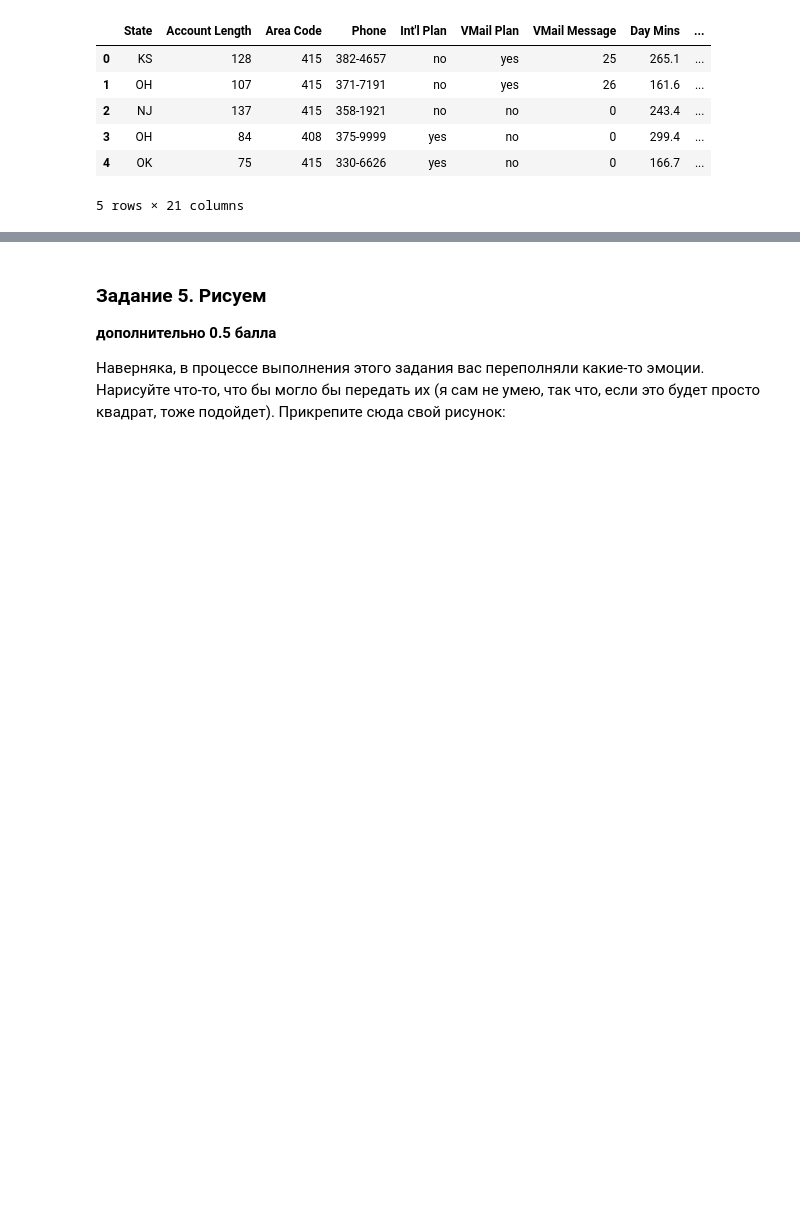
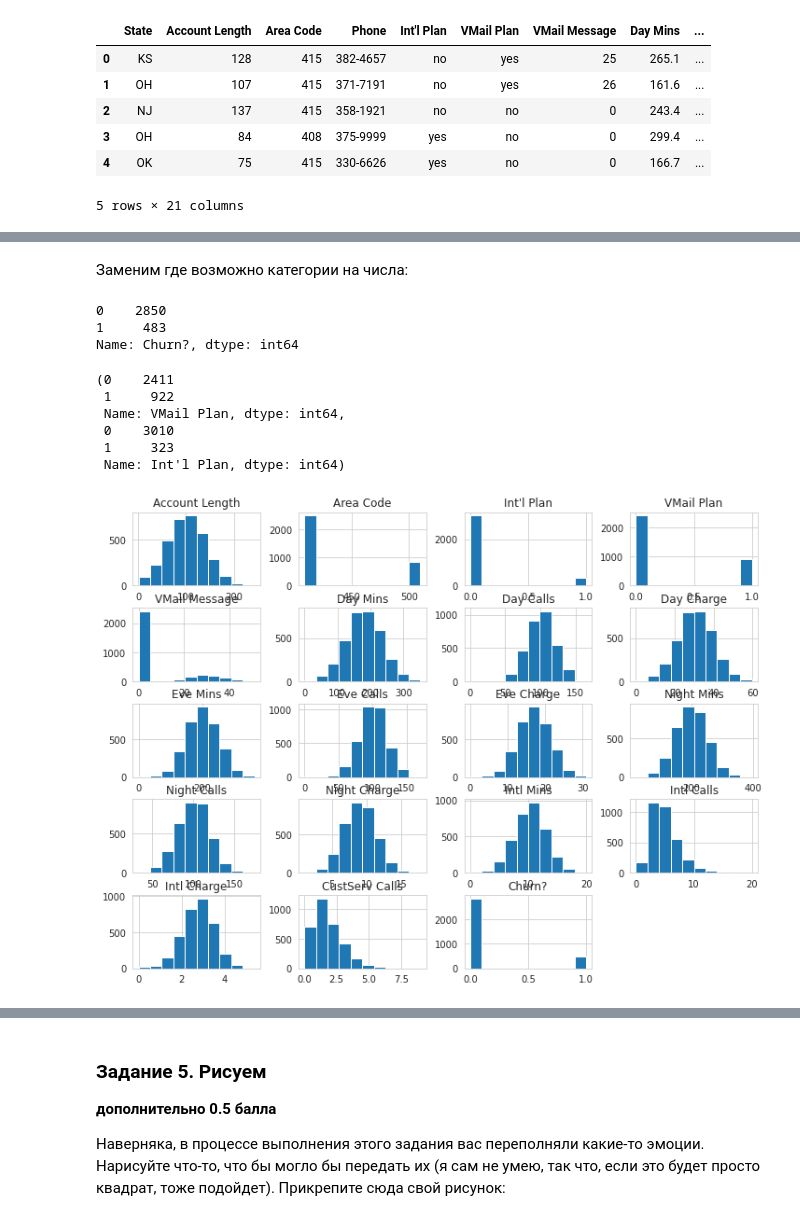
Before and after one commit to Lemonnik/BI-ML-2021, a Jupyter notebook: lesson_5_ensembles/homework/Ensembles.ipynb, the cells around one changed output, grey strips where cells are left out. Saved outputs shown, nothing was run; the diff lists cells and outputs as text; code cells hidden in the pictures; blank space fills up the shorter version.

```diff
--- a/lesson_5_ensembles/homework/Ensembles.ipynb
+++ b/lesson_5_ensembles/homework/Ensembles.ipynb
@@ -570,0 +617,59 @@ data.head()
+# %%
+# разделим колонки на категорийные и числовые
+# сразу уберём те, которые маловероятно повлияют на предсказание (номер телефона, код области, ...)
+
+num_cols = ['Account Length',
+            #'Area Code',
+            'VMail Message',
+            'Day Mins',
+            'Day Calls',
+            'Day Charge',
+            'Eve Mins',
+            'Eve Calls',
+            'Eve Charge',
+            'Night Mins',
+            'Night Calls',
+            'Night Charge',
+            'Intl Mins',
+            'Intl Calls',
+            'Intl Charge',
+            'CustServ Calls']
+
+cat_cols = [#'State',
+            #'Phone',
+            'Int\'l Plan',
+            'VMail Plan']
+
+target_col = 'Churn?'
+# %% [markdown]
+Заменим где возможно категории на числа:
+# %%
+# целевая колонка
+
+data[target_col] = data[target_col].replace(['True.', 'False.'], [1, 0])
+# %%
+data['Churn?'].value_counts()
+# %% [output]
+0    2850
+1     483
+Name: Churn?, dtype: int64
+# %%
+data['Int\'l Plan'] = data['Int\'l Plan'].replace(['yes', 'no'], [1, 0])
+data['VMail Plan'] = data['VMail Plan'].replace(['yes', 'no'], [1, 0])
+
+
+data['VMail Plan'].value_counts(), data['Int\'l Plan'].value_counts()
+# %% [output]
+(0    2411
+ 1     922
+ Name: VMail Plan, dtype: int64,
+ 0    3010
+ 1     323
+ Name: Int'l Plan, dtype: int64)
+# %%
+# смотрим на баланс классов + распределение численных переменных
+
+data.hist()
+None
+# %% [output]
+[figure, added]
```
Also changed, not shown: parts of 28 cells of this notebook.
